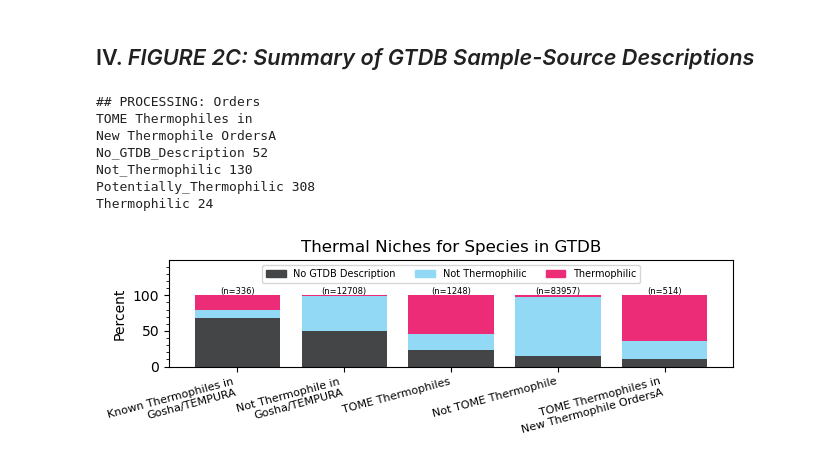
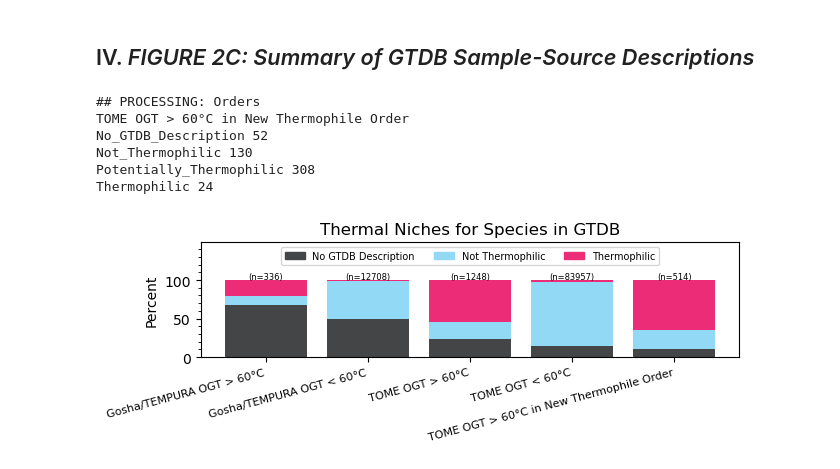
Before and after one commit to Doudna-lab/GARNET_DL, a Jupyter notebook: GTDB_RNA_Curation/Figure_2_OGT.ipynb, the cells around one changed output. Cells and saved outputs as stored; diff of their text form; code cells hidden in the pictures.

```diff
--- a/GTDB_RNA_Curation/Figure_2_OGT.ipynb
+++ b/GTDB_RNA_Curation/Figure_2_OGT.ipynb
@@ -630,19 +630,19 @@ graph_contents = {}
 
 # Counts for Bar 1
 known_thermo_counts = [known_thermo_df["Manual_GTDB_Source_Classification"].value_counts()[x] for x in isolate_classes.keys()]
-graph_contents["Known Thermophiles in\nGosha/TEMPURA"] = known_thermo_counts/np.sum(known_thermo_counts)*100
+graph_contents["Gosha/TEMPURA OGT > 60°C"] = known_thermo_counts/np.sum(known_thermo_counts)*100
 
 # Counts for Bar 2
 known_nonthermo_counts = [known_nonthermo_df["Manual_GTDB_Source_Classification"].value_counts()[x] for x in isolate_classes.keys()]
-graph_contents["Not Thermophile in\nGosha/TEMPURA"] = known_nonthermo_counts/np.sum(known_nonthermo_counts)*100
+graph_contents["Gosha/TEMPURA OGT < 60°C"] = known_nonthermo_counts/np.sum(known_nonthermo_counts)*100
 
 # Counts for Bar 3
 tome_thermo_counts = [tome_thermo_df["Manual_GTDB_Source_Classification"].value_counts()[x] for x in isolate_classes.keys()]
-graph_contents["TOME Thermophiles"] = tome_thermo_counts/np.sum(tome_thermo_counts)*100
+graph_contents["TOME OGT > 60°C"] = tome_thermo_counts/np.sum(tome_thermo_counts)*100
 
 # Counts for Bar 4
 tome_nonthermo_counts = [tome_nonthermo_df["Manual_GTDB_Source_Classification"].value_counts()[x] for x in isolate_classes.keys()]
-graph_contents["Not TOME Thermophile"] = tome_nonthermo_counts/np.sum(tome_nonthermo_counts)*100
+graph_contents["TOME OGT < 60°C"] = tome_nonthermo_counts/np.sum(tome_nonthermo_counts)*100
 
 # Totals for plot labels
 total_counts = [np.sum(x) for x in [known_thermo_counts, known_nonthermo_counts, tome_thermo_counts, tome_nonthermo_counts]]
@@ -654,7 +654,7 @@ for tax_col in ['Orders']:
     known_counts = known_thermo_df.loc[known_thermo_df.TOME_Predicted_OGT_Celsius >= 60].Manual_GTDB_Source_Classification.value_counts() #known_thermo_df.Manual_GTDB_Source_Classification.value_counts()
     unknown_counts = ogt_meta_df.loc[(~ogt_meta_df[tax_col].isin(known_items))&(ogt_meta_df.TOME_Predicted_OGT_Celsius >= 60)].Manual_GTDB_Source_Classification.value_counts()
     count_dict = {#f"TOME Thermophiles\nnot in Gosha/TEMPURA":known_counts,
-                  f"TOME Thermophiles in\nNew Thermophile {tax_col}A":unknown_counts}
+                  f"TOME OGT > 60°C in New Thermophile Order":unknown_counts}
 
     for key,counts in count_dict.items():
         ordered_counts = []
@@ -678,7 +678,7 @@ n_types = len(labels)
 ind = np.arange(n_categories)
 width = 0.7
 
-fig, ax = plt.subplots(figsize=(6.5, 2.25))
+fig, ax = plt.subplots(figsize=(6.5, 2.5))
 
 # Colors for each type
 colors = [pub_darkest_grey,
@@ -690,33 +690,32 @@ colors = [pub_darkest_grey,
 bottom_values = np.zeros(n_categories)  # Correct initialization for stacking
 for i in range(n_types):
     type_values = [graph_contents[category][i] for category in categories]
     ax.bar(ind, type_values, bottom=bottom_values, label=labels[i], color=colors[i])
     bottom_values += np.array(type_values)
 
 ax.set_ylabel('Percent', size=10)
 ax.set_ylim(0, 149)  # Ensure this range is appropriate for your data
 ax.yaxis.set_minor_locator(ticker.AutoMinorLocator())
 ax.set_title('Thermal Niches for Species in GTDB', size=12)
 ax.set_xticks(ind)
 ax.set_xticklabels(categories, rotation=15, ha="right", size=8)
 
 # ADD LABELS
 for i,total in enumerate(total_counts):
     ax.text(i,105, f"(n={total})", ha = "center", va = "center", size = 6)
 # LEGEND FORMATTING
 legend_patches = [mpatches.Patch(color=color, label=label) for label, color in zip(labels[:-1], colors[:-1])]
 legend = ax.legend(handles=legend_patches, loc='upper center', bbox_to_anchor=(0.5, 1), fontsize=7, ncol=3)
 
 plt.subplots_adjust(left=0.00, right=1, top=0.99, bottom = .01)
 plt.tight_layout()
 plt.savefig("Figure_2C.svg")
 plt.show()
 # %% [output]
 ## PROCESSING: Orders
-TOME Thermophiles in
-New Thermophile OrdersA
+TOME OGT > 60°C in New Thermophile Order
 No_GTDB_Description 52
 Not_Thermophilic 130
 Potentially_Thermophilic 308
 Thermophilic 24
-[figure, old version]
+[figure, new version]
```
Also changed, not shown: 33 other files.
